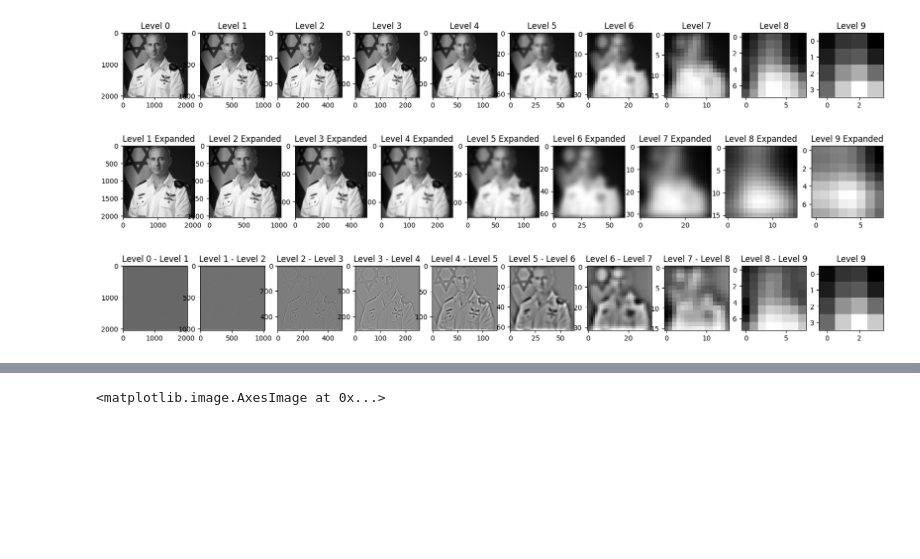
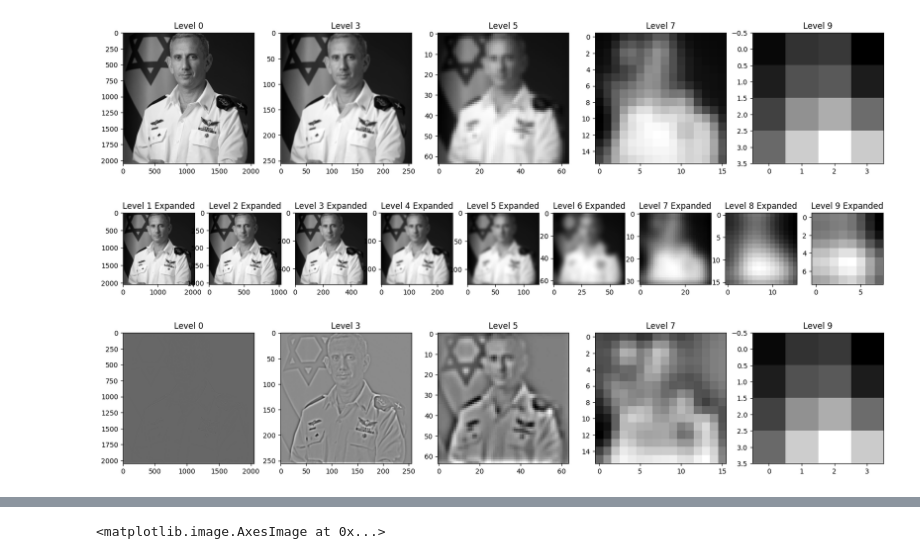
Before and after one commit to Hadartalisr/ImageProcessing, a Jupyter notebook: Ex3/ex3_2.ipynb, the cells around one changed output, grey strips where cells are left out. Saved outputs shown, nothing was run; the diff lists cells and outputs as text; code cells hidden in the pictures; blank space fills up the shorter version.

```diff
--- a/Ex3/ex3_2.ipynb
+++ b/Ex3/ex3_2.ipynb
@@ -214,7 +240,7 @@ def blend_images(img1, img2, mask, max_level, kernel_size=5):
 # %%
 img = get_gray_img_mat('./assets/hagari.jpeg')
 pyramid = create_pyramid(img, 9)
-plot_pyramid(pyramid)
+plot_gaussian_pyramid(pyramid, levels=[0, 3, 5, 7, 9 ])
 # %% [output]
-[figure, old version]
+[figure, new version]
 # %%
@@ -222,6 +248,6 @@ plot_expanded_pyramid(pyramid)
 # %% [output]
 [figure]
 # %%
-plot_pyramid_diff(pyramid)
+plot_laplacian_pyramid(pyramid, levels=[0, 3, 5, 7, 9 ])
 # %% [output]
-[figure, old version]
+[figure, new version]
```
Also changed, not shown: parts of 14 cells of this notebook, 18 other files.
